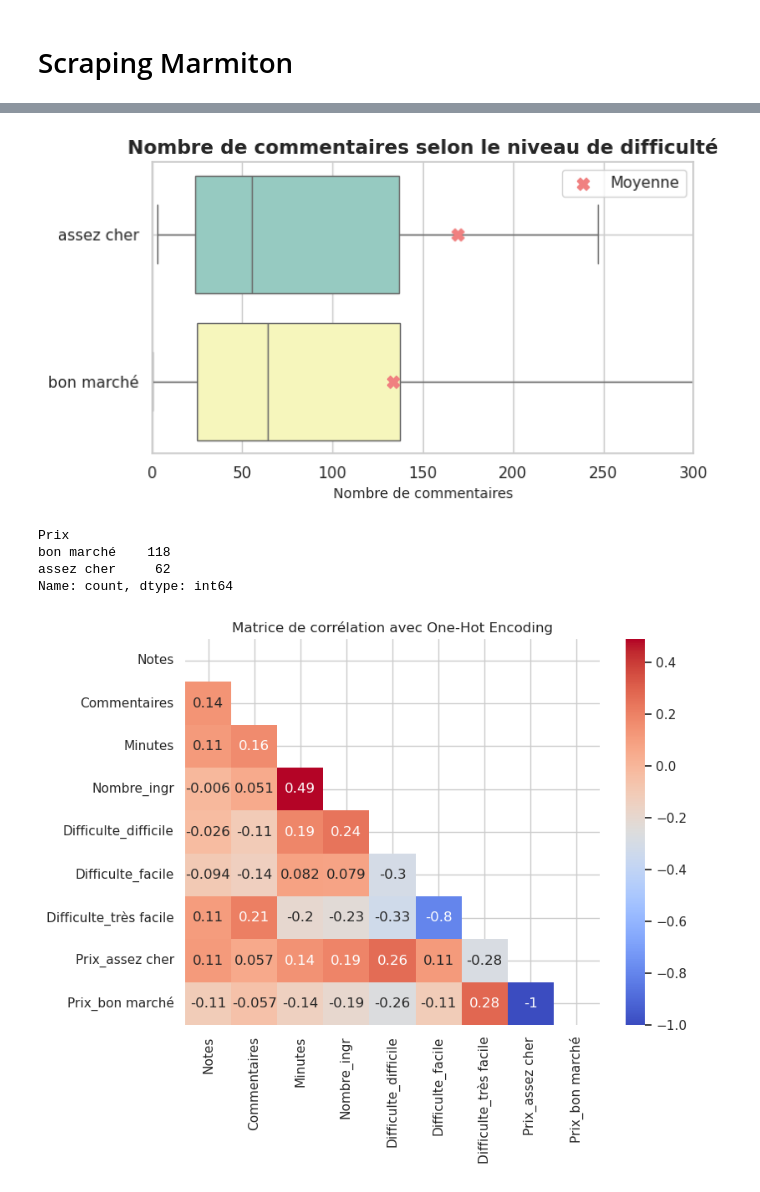
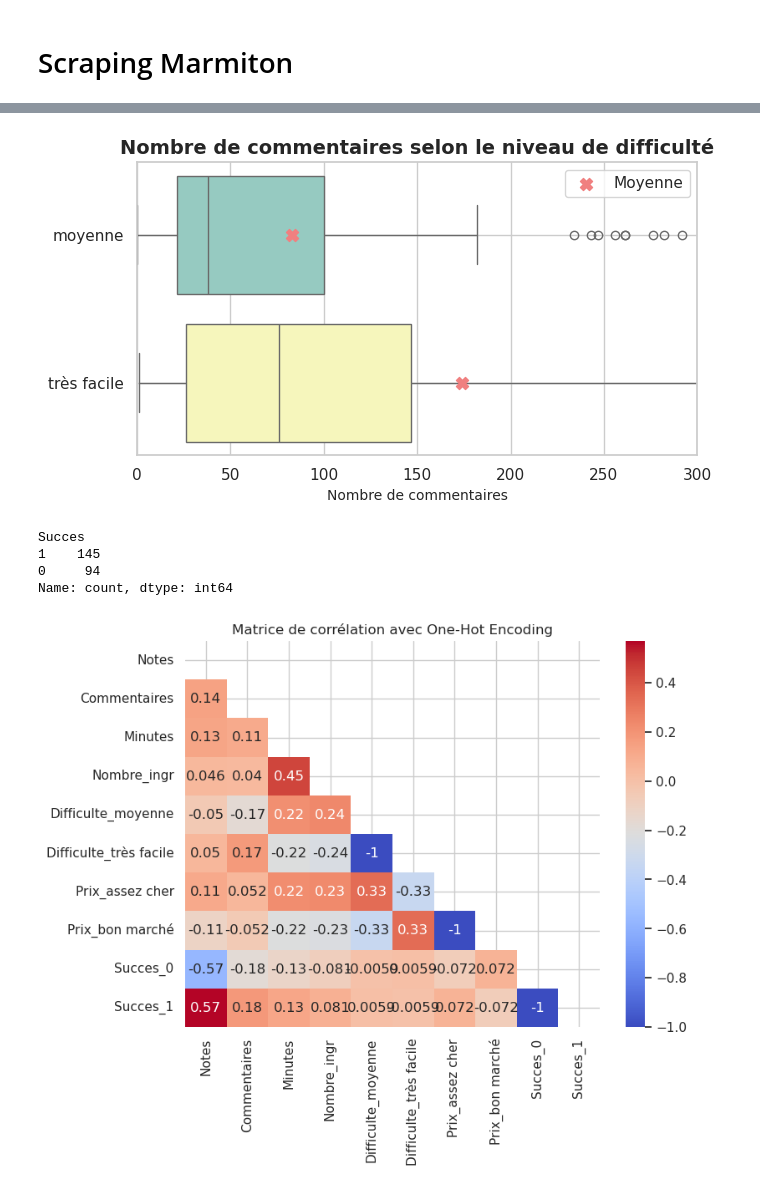
Before and after one commit to Louismoraine/python-pour-data-science, a Jupyter notebook: scripts/projet.ipynb, the cells around one changed output, grey strips where cells are left out. Cells and saved outputs as stored; diff of their text form; code cells hidden in the pictures.

```diff
--- a/scripts/projet.ipynb
+++ b/scripts/projet.ipynb
@@ -179,19 +179,23 @@ import seaborn as sns
 import matplotlib.pyplot as plt
 # %%
 # Création d'un fichier csv
+#url = 'https://www.marmiton.org/recettes/index/ingredient/chocolat/'
+#url = 'https://www.marmiton.org/recettes/index/categorie/plat-principal/'
+
 
 with open('Recette.csv', 'w', newline='') as file:
     writer = csv.writer(file)
     writer.writerow(['Recettes','Ingredients', 'Quantites','Notes','Commentaires','Personnes','Temps','Difficulte','Prix'])
-    for k in range(2,8):
-        url = 'https://www.marmiton.org/recettes/index/categorie/plat-principal/'+str(k)
+    for k in range(2,10):
+        url = 'https://www.marmiton.org/recettes/index/categorie/plat-principal/'
+        url = url + str(k)
         response = requests.get(url) # Effectuer la requête HTTP
         soup = BeautifulSoup(response.content, 'html.parser') # Parser le contenu HTML de la page
         liens = soup.findAll("div",{"class" : "mrtn-card__title"})
         recettes = [lien.text.strip() for lien in liens]
         for j in range(len(liens)):
-            url = liens[j].find('a')['href']
-            response = requests.get(url)
+            url2 = liens[j].find('a')['href']
+            response = requests.get(url2)
             soup = BeautifulSoup(response.content, 'html.parser')
             ingr_quant = soup.findAll("span",{"class": "card-ingredient-title"})
             ingredients = [i.find("span", {"class":"ingredient-name"}) for i in ingr_quant]
@@ -210,7 +214,7 @@ with open('Recette.csv', 'w', newline='') as file:
                 writer.writerow([recettes[j],ingredients[i].text.strip(),quantites[i],notes.text.strip(),int(commentaires.text.strip().split()[0]),personnes.get("data-servingsnb"),temps[0].text.strip(),temps[1].text.strip(),temps[2].text.strip()])
 # %%
 # Lecture des données
-
+from statistics import median
 marmiton = pd.read_csv("Recette.csv")
 
 # Composition des recettes
@@ -219,6 +223,7 @@ print(composition.head())
 
 # Propriétés des recettes + Nombre d'ingrédients
 recette = marmiton.drop(columns=['Ingredients','Quantites'])
+recette = recette.dropna()
 col = recette.columns.tolist()
 recette['Nombre_ingr'] = recette.groupby(col).transform('size')
 recette = recette.drop_duplicates(subset = col)
@@ -243,9 +248,13 @@ recette['Minutes'] = recette['Temps'].apply(minute)
 
 # Moyenne et difficile / moyen et assez cher
 
-recette['Difficulte'] = recette['Difficulte'].replace({'moyenne': 'difficile'})
+recette['Difficulte'] = recette['Difficulte'].replace({'difficile': 'moyenne'})
+recette['Difficulte'] = recette['Difficulte'].replace({'facile': 'moyenne'})
 recette['Prix'] = recette['Prix'].replace({'moyen': 'assez cher'})
 
+#Succès :
+recette['Succes'] = (recette["Notes"] >= median(recette['Notes'])).astype(int)
+
 print(recette.head())
 # %% [output]
            Recettes Ingredients  Quantites
@@ -273,13 +282,13 @@ sns.set(style="whitegrid")
 plt.figure(figsize=(7, 4))
 
 # Boxplot
-ax = sns.boxplot(y='Prix', x='Commentaires', data=recette, palette="Set3", hue = 'Prix', legend = False)
+ax = sns.boxplot(y='Difficulte', x='Commentaires', data=recette, palette="Set3", hue = 'Difficulte', legend = False)
 
 # Calculer les moyennes par catégorie
-mean_values = recette.groupby('Prix')['Commentaires'].mean().reset_index()
+mean_values = recette.groupby('Difficulte')['Commentaires'].mean().reset_index()
 
 # Ajouter des croix pour les moyennes
-ax.scatter(mean_values['Commentaires'], mean_values['Prix'], color='lightcoral', marker='X', s=75, label='Moyenne', zorder = 2)
+ax.scatter(mean_values['Commentaires'], mean_values['Difficulte'], color='lightcoral', marker='X', s=75, label='Moyenne', zorder = 2)
 
 # Ajout des étiquettes et du titre
 plt.title("Nombre de commentaires selon le niveau de difficulté", fontsize=14,fontweight='bold')
@@ -293,38 +302,40 @@ plt.grid(True)
 plt.tight_layout()
 plt.show()
 
-print(recette['Prix'].value_counts())
+print(recette['Succes'].value_counts())
 # %% [output]
-[figure, old version]
+[figure, new version]
-Prix
-bon marché    118
-assez cher     62
+Succes
+1    145
+0     94
 Name: count, dtype: int64
 # %%
 # Corrélations entre les variables :
 import seaborn as sns
 import matplotlib.pyplot as plt
 import numpy as np
 
 # 1. Créer le data.frame df
 df = recette.loc[
     :,
     [
         "Notes",
         "Commentaires",
         "Minutes",
         "Nombre_ingr",
         "Difficulte",
-        "Prix"
+        "Prix",
+        "Succes"
     ],
 ]
-df_encoded = pd.get_dummies(df, columns=['Difficulte','Prix'])
+
+df_encoded = pd.get_dummies(df, columns=['Difficulte','Prix','Succes'])
 corr = df_encoded.corr(method='pearson')
 mask = np.zeros_like(corr,dtype = np.bool_)
 mask[np.triu_indices_from(mask)]=True
 plt.figure(figsize=(8, 6))
 sns.heatmap(corr, annot=True, cmap="coolwarm",mask=mask)
 plt.title("Matrice de corrélation avec One-Hot Encoding")
 plt.show()
 # %% [output]
-[figure, old version]
+[figure, new version]
```
Also changed, not shown: parts of 3 cells of this notebook.
